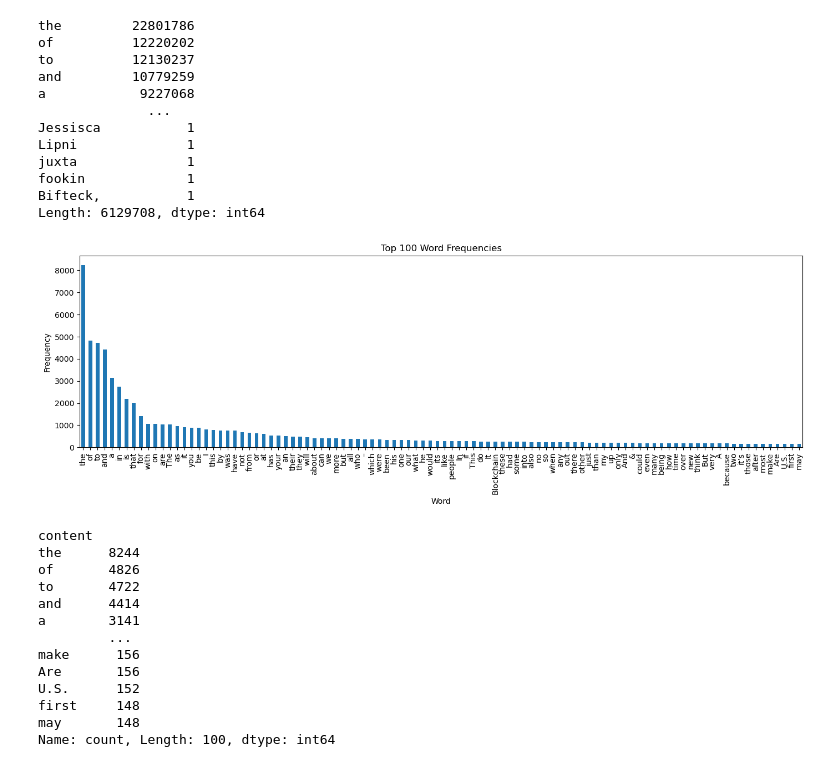
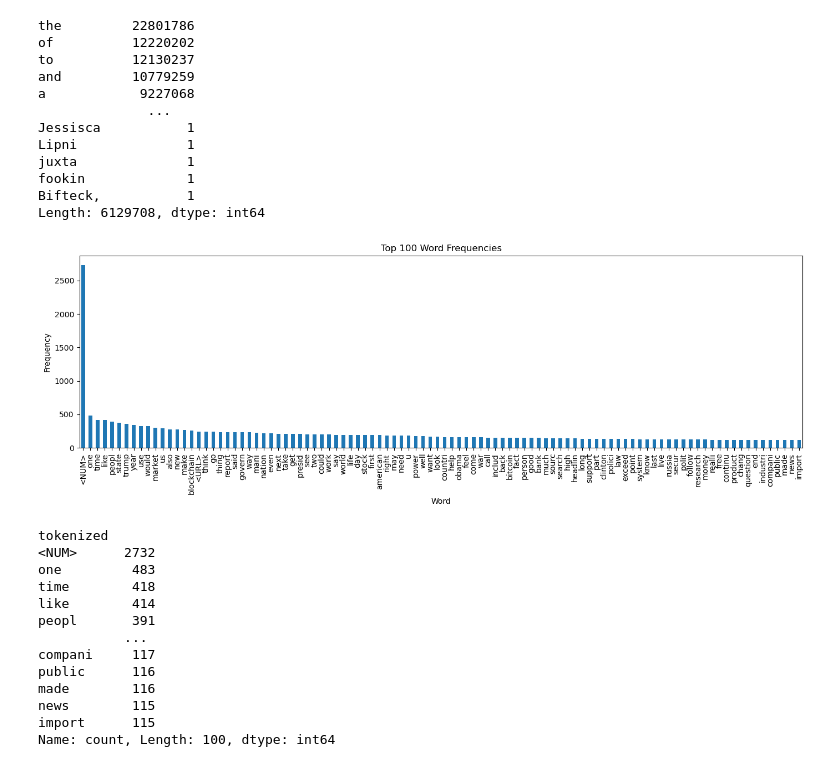
Before and after one commit to MikkelPraestegaard/GDS-final-assignment, a Jupyter notebook: Code.ipynb, the cells around one changed output. Saved outputs shown, nothing was run; the diff lists cells and outputs as text; code cells hidden in the pictures.

Commit message:
wordcount changes

```diff
--- a/Code.ipynb
+++ b/Code.ipynb
@@ -133,8 +139,8 @@ def wordcount(df:pd.DataFrame):
         tokens = col.explode()
 
     tokens = tokens.dropna()
-    counts = tokens.value_counts()
-    return tokens, counts
+    counts = tokens.value_counts(sort=True)
+    return counts
 
 def visualize_top_words(
     df: pd.DataFrame,
@@ -151,49 +157,49 @@ def visualize_top_words(
     """
     label_limit = 100
     # Flatten tokens
-    tokens,counts = wordcount(df[token_col])
+    counts = wordcount(df[token_col])
 
     counts = counts.head(top_n)
 
     # Plot
     plt.figure(figsize=(14, 5))
 
     if loglog:
         ranks = np.arange(1, len(counts) + 1)
         plt.loglog(ranks, counts.values)
         plt.xlabel("Rank")
         plt.ylabel("Frequency")
         plt.title("Word Frequency (Log-Log Scale)")
     else:
         if top_n <= label_limit:
             counts.plot(kind="bar")
             plt.xlabel("Word")
         else:
             plt.plot(counts.values)
             plt.xlabel("Rank")
         plt.ylabel("Frequency")
         plt.title(f"Top {len(counts)} Word Frequencies")
 
     plt.tight_layout()
     plt.show()
 
     return counts
 
-visualize_top_words(df,'content',100,loglog=False)
+visualize_top_words(df,'tokenized',100,loglog=False)
 # %% [output]
-[figure, old version]
+[figure, new version]
-content
-the      8244
-of       4826
-to       4722
-and      4414
-a        3141
-         ...
-make      156
-Are       156
-U.S.      152
-first     148
-may       148
+tokenized
+<NUM>      2732
+one         483
+time        418
+like        414
+peopl       391
+           ...
+compani     117
+public      116
+made        116
+news        115
+import      115
 Name: count, Length: 100, dtype: int64
 # %%
 # Mikkel
```
Also changed, not shown: parts of 1 cell of this notebook.
